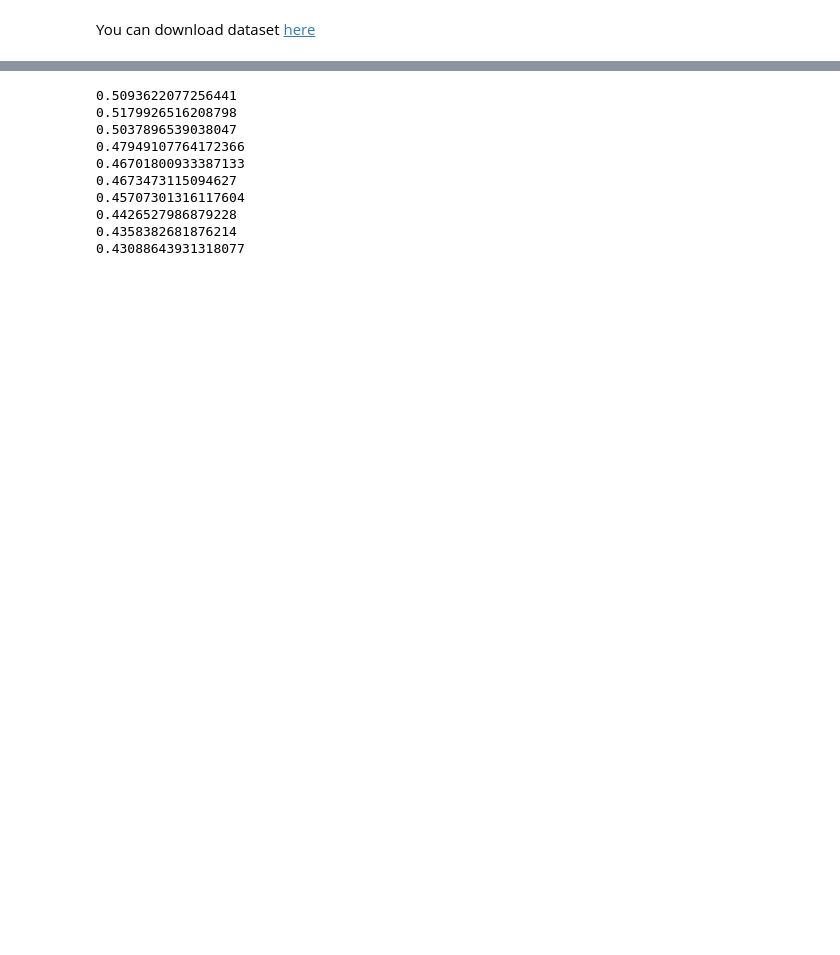
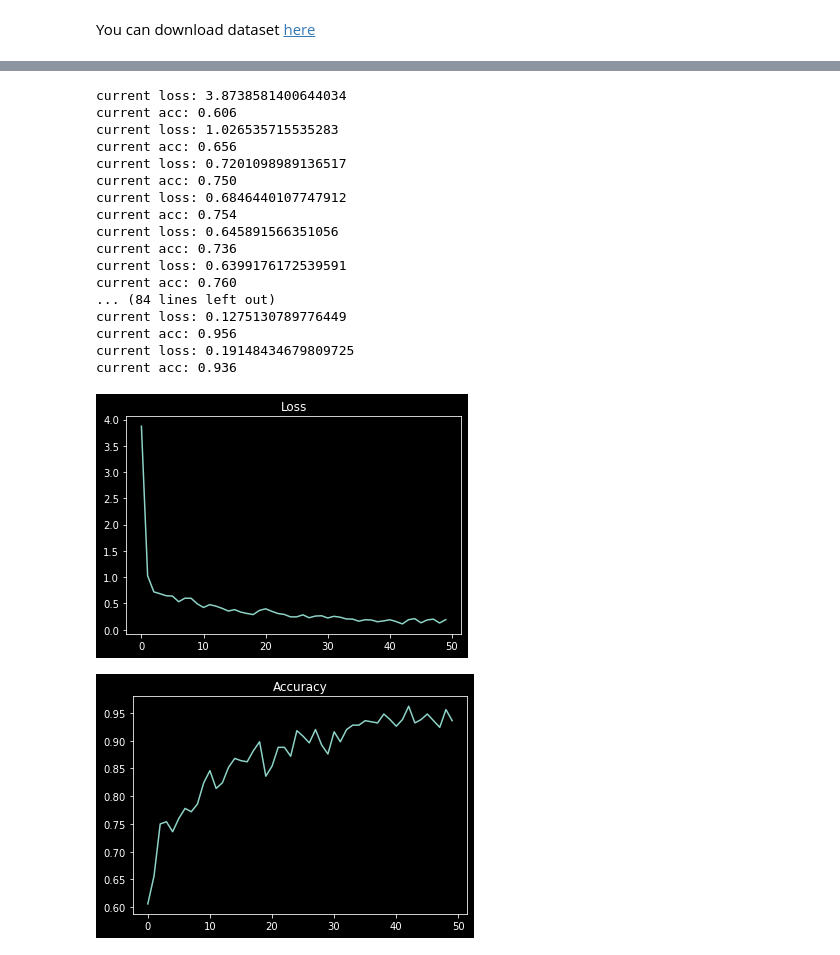
Before and after one commit to howsmyanimeprofilepicture/BIRDS-450-FS, a Jupyter notebook: index.ipynb, the cells around one changed output, grey strips where cells are left out. Cells and saved outputs as stored; diff of their text form; code cells hidden in the pictures; blank space fills up the shorter version.

```diff
--- a/index.ipynb
+++ b/index.ipynb
@@ -47,7 +69,7 @@ def img2arr(image_path: str, return_type="torch", size: int = 32):
 # %%
 images =  {
     p.name : [ img2arr(image_path) for image_path in p.glob("*")]
-    for p in Path("./BIRDS-450").glob("*")
+    for p in Path("./BIRDS-450-FS").glob("*")
 }
 labels = list(images.keys())
 # %%
@@ -140,27 +165,57 @@ encoder = ProtoNet(x_dim=3)
 optimizer = torch.optim.SGD(params=encoder.parameters(), lr=lr)
 # %%
 encoder.train()
-losses = []
-for i in range(1000):
-    batch, id2cls = sample_data(num_way, num_spt, train_labels, num_qry)
-    loss, logits = get_loss(encoder, batch, num_way, num_spt, num_qry)
-    losses.append(loss.item())
+
+rec_losses = []
+rec_acc = []
+
+losses = 0
+total_num_correct = 0
+for i in range(5000):
+    batch, id2cls = sample_data(num_way, num_spt, train_labels, device, num_qry)
+    loss, logits, temp_num_correct = get_loss(encoder, batch, num_way, num_spt, num_qry)
+    temp_loss = loss.item()
+    total_num_correct += temp_num_correct
+    losses += temp_loss
     if i % 100 == 99:
-        print(sum(losses)/len(losses))
+        rec_losses.append(losses/100)
+        rec_acc.append(total_num_correct/(100*num_qry*num_way))
+        print(f"current loss: {rec_losses[-1]}")
+        print(f"current acc: {rec_acc[-1]:.3f}")
+        losses = 0
+        total_num_correct = 0
+
     optimizer.zero_grad()
     loss.backward()
     optimizer.step()
 # %% [output]
-0.5093622077256441
-0.5179926516208798
-0.5037896539038047
-0.47949107764172366
-0.46701800933387133
-0.4673473115094627
-0.45707301316117604
-0.4426527986879228
-0.4358382681876214
-0.43088643931318077
+current loss: 3.8738581400644034
+current acc: 0.606
+current loss: 1.026535715535283
+current acc: 0.656
+current loss: 0.7201098989136517
+current acc: 0.750
+current loss: 0.6846440107747912
+current acc: 0.754
+current loss: 0.645891566351056
+current acc: 0.736
+current loss: 0.6399176172539591
+current acc: 0.760
+... (84 lines left out)
+current loss: 0.1275130789776449
+current acc: 0.956
+current loss: 0.19148434679809725
+current acc: 0.936
+# %%
+plt.plot(rec_losses)
+plt.title("Loss")
+plt.show()
+plt.plot(rec_acc)
+plt.title("Accuracy")
+plt.show()
+# %% [output]
+[figure, added]
+[figure, added]
 # %%
 with torch.no_grad():
     encoder.eval()
```
Also changed, not shown: parts of 10 cells of this notebook, 1 other file.
